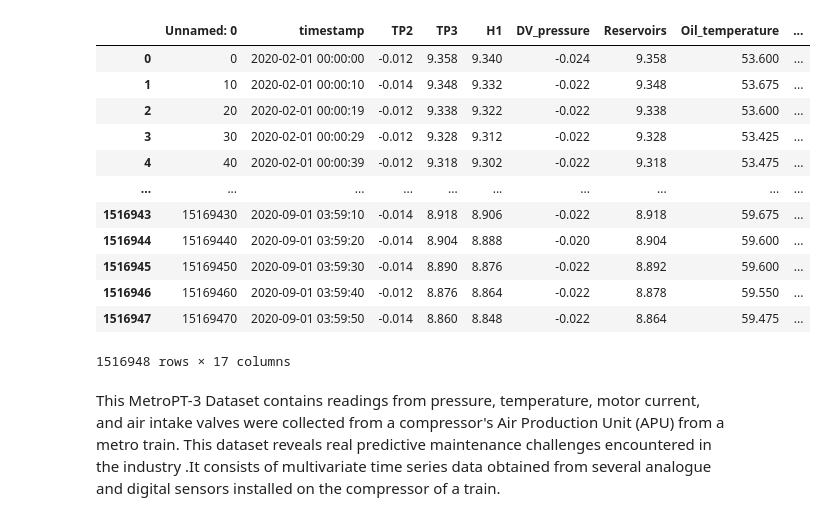
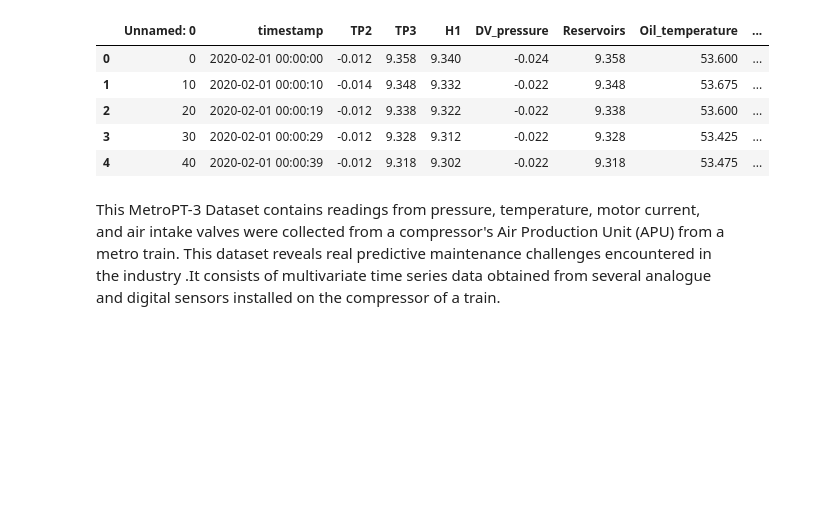
Before and after one commit to sfaxibrahim/Mlops, a Jupyter notebook: notebooks/Data_preprocess.ipynb, the cells around one changed output. Saved outputs shown, nothing was run; the diff lists cells and outputs as text; code cells hidden in the pictures; blank space fills up the shorter version.

```diff
--- a/notebooks/Data_preprocess.ipynb
+++ b/notebooks/Data_preprocess.ipynb
@@ -11,21 +11,14 @@ data_path=Path("../data/MetroPT3(AirCompressor).csv")
 
 data=pd.read_csv(data_path)
 # %%
-data
+data.head()
 # %% [output]
 |  | Unnamed: 0 | timestamp | TP2 | TP3 | H1 | DV_pressure | Reservoirs | Oil_temperature | ... |
 | 0 | 0 | 2020-02-01 00:00:00 | -0.012 | 9.358 | 9.340 | -0.024 | 9.358 | 53.600 | ... |
 | 1 | 10 | 2020-02-01 00:00:10 | -0.014 | 9.348 | 9.332 | -0.022 | 9.348 | 53.675 | ... |
 | 2 | 20 | 2020-02-01 00:00:19 | -0.012 | 9.338 | 9.322 | -0.022 | 9.338 | 53.600 | ... |
 | 3 | 30 | 2020-02-01 00:00:29 | -0.012 | 9.328 | 9.312 | -0.022 | 9.328 | 53.425 | ... |
 | 4 | 40 | 2020-02-01 00:00:39 | -0.012 | 9.318 | 9.302 | -0.022 | 9.318 | 53.475 | ... |
-| ... | ... | ... | ... | ... | ... | ... | ... | ... | ... |
-| 1516943 | 15169430 | 2020-09-01 03:59:10 | -0.014 | 8.918 | 8.906 | -0.022 | 8.918 | 59.675 | ... |
-| 1516944 | 15169440 | 2020-09-01 03:59:20 | -0.014 | 8.904 | 8.888 | -0.020 | 8.904 | 59.600 | ... |
-| 1516945 | 15169450 | 2020-09-01 03:59:30 | -0.014 | 8.890 | 8.876 | -0.022 | 8.892 | 59.600 | ... |
-| 1516946 | 15169460 | 2020-09-01 03:59:40 | -0.012 | 8.876 | 8.864 | -0.022 | 8.878 | 59.550 | ... |
-| 1516947 | 15169470 | 2020-09-01 03:59:50 | -0.014 | 8.860 | 8.848 | -0.022 | 8.864 | 59.475 | ... |
-1516948 rows × 17 columns
 # %% [markdown]
 This MetroPT-3 Dataset contains readings from pressure, temperature, motor current, and air intake valves were collected from a compressor's Air Production Unit (APU) from a metro train. This dataset reveals real predictive maintenance challenges encountered in the industry .It consists of multivariate time series data obtained from several analogue and digital sensors installed on the compressor of a train.
 # %%
```
Also changed, not shown: parts of 4 cells of this notebook, 8 other files.
